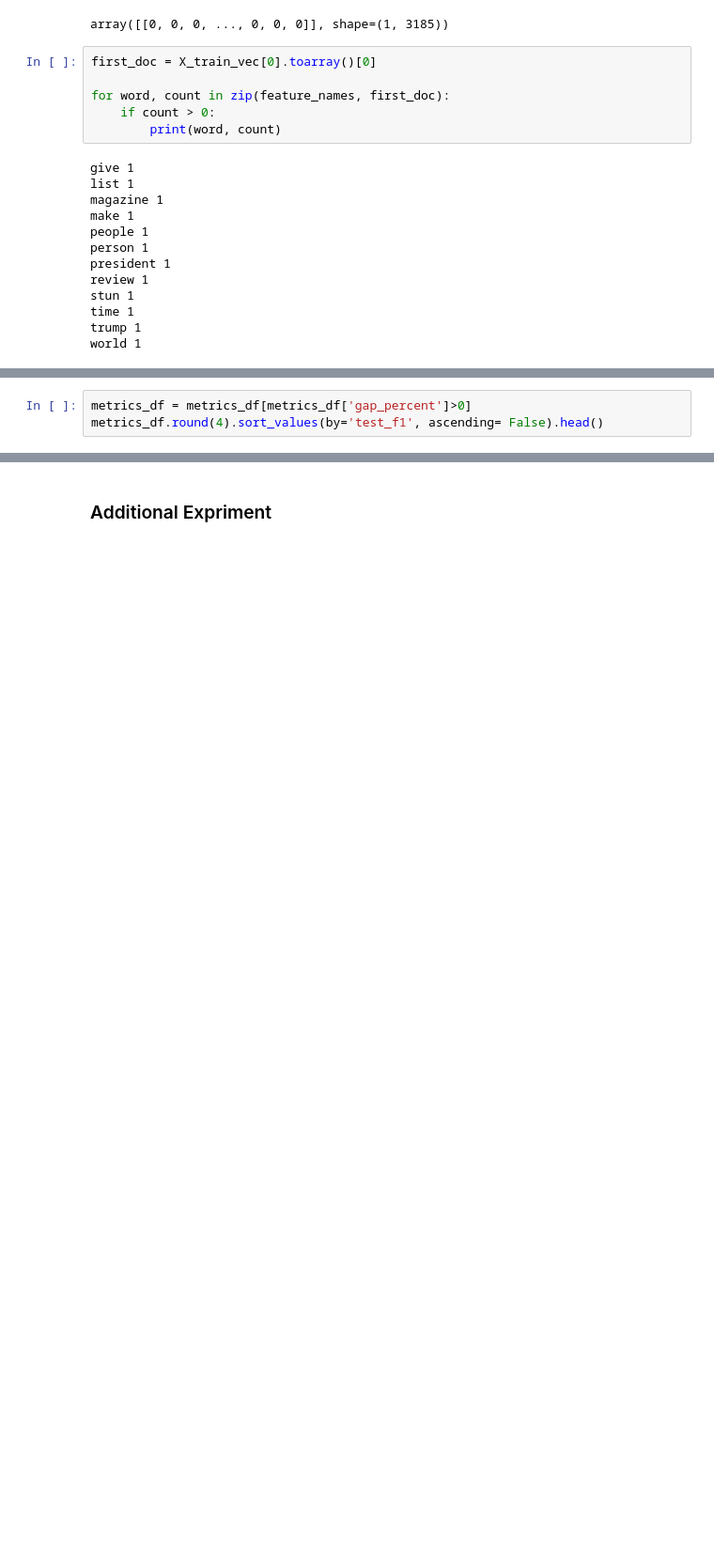
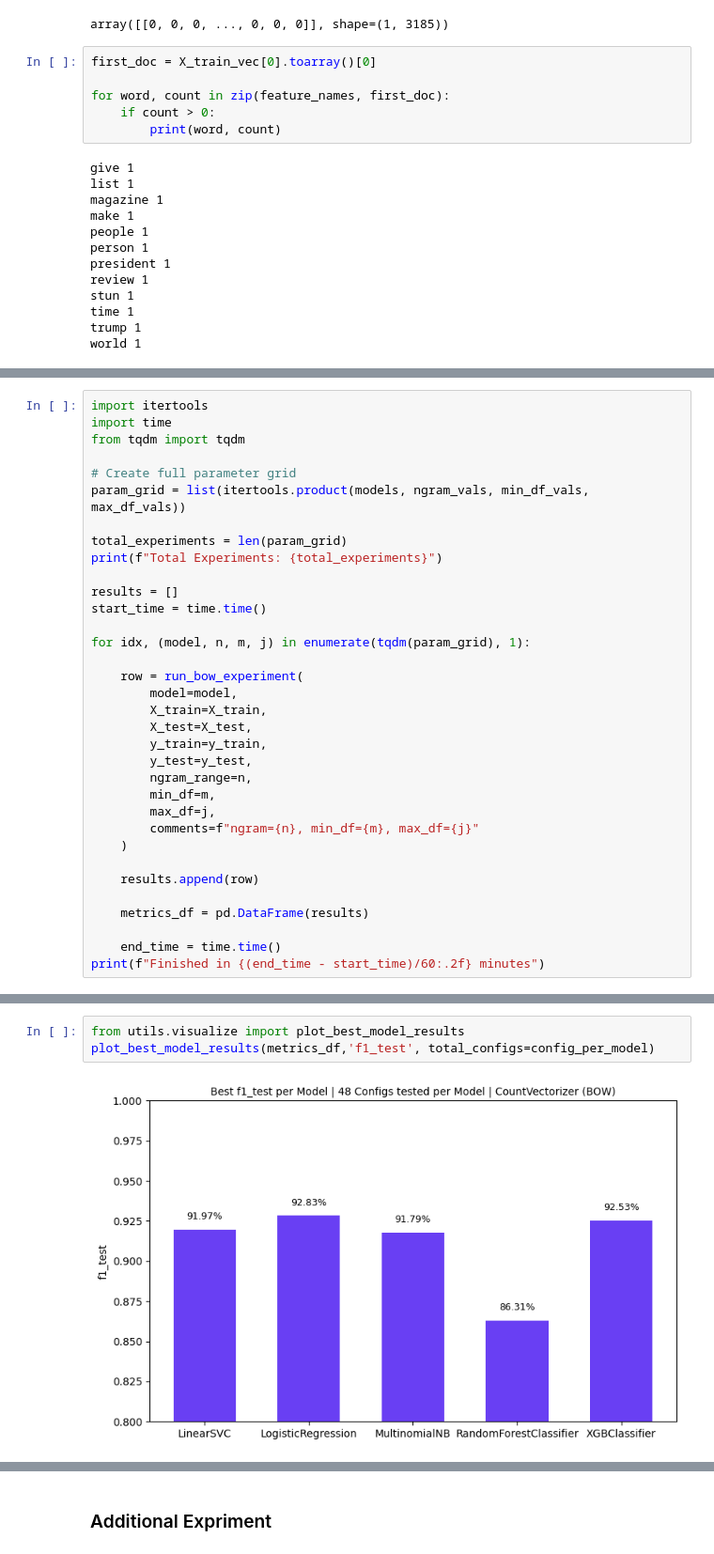
Before and after one commit to harmandeep2993/fake-news-detection-nlp, a Jupyter notebook: notebooks/experimentsBOW.ipynb, the cells around one changed output, grey strips where cells are left out. Shown at 94% size. Cells and saved outputs as stored; diff of their text form; blank space fills up the shorter version.

Commit message:
refact: implement itertools and tqdm instead loops

```diff
--- a/notebooks/experimentsBOW.ipynb
+++ b/notebooks/experimentsBOW.ipynb
@@ -187,3 +186,0 @@ for model in models:
-# %%
-metrics_df = metrics_df[metrics_df['gap_percent']>0]
-metrics_df.round(4).sort_values(by='test_f1', ascending= False).head()
@@ -283,0 +187,34 @@ plt.show()
+# %%
+import itertools
+import time
+from tqdm import tqdm
+
+# Create full parameter grid
+param_grid = list(itertools.product(models, ngram_vals, min_df_vals, max_df_vals))
+
+total_experiments = len(param_grid)
+print(f"Total Experiments: {total_experiments}")
+
+results = []
+start_time = time.time()
+
+for idx, (model, n, m, j) in enumerate(tqdm(param_grid), 1):
+
+    row = run_bow_experiment(
+        model=model,
+        X_train=X_train,
+        X_test=X_test,
+        y_train=y_train,
+        y_test=y_test,
+        ngram_range=n,
+        min_df=m,
+        max_df=j,
+        comments=f"ngram={n}, min_df={m}, max_df={j}"
+    )
+
+    results.append(row)
+
+    metrics_df = pd.DataFrame(results)
+
+    end_time = time.time()
+print(f"Finished in {(end_time - start_time)/60:.2f} minutes")
@@ -283,0 +242,5 @@ plt.show()
+# %%
+from utils.visualize import plot_best_model_results
+plot_best_model_results(metrics_df,'f1_test', total_configs=config_per_model)
+# %% [output]
+[figure, added]
```
Also changed, not shown: parts of 25 cells of this notebook.
